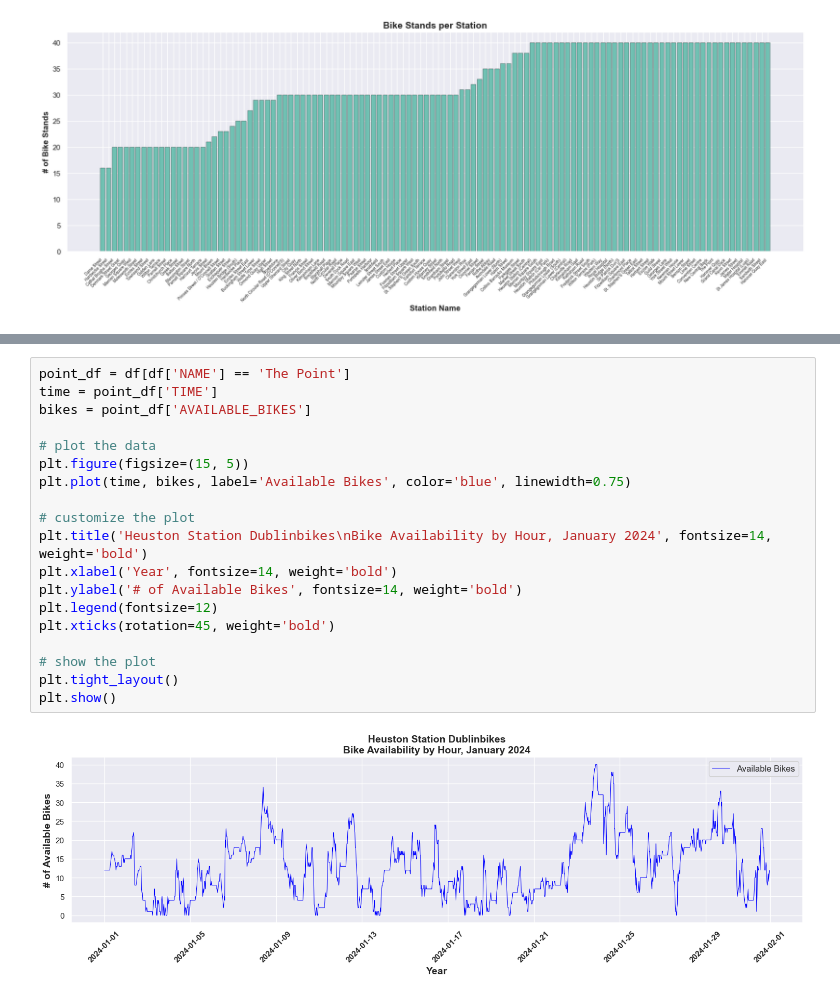
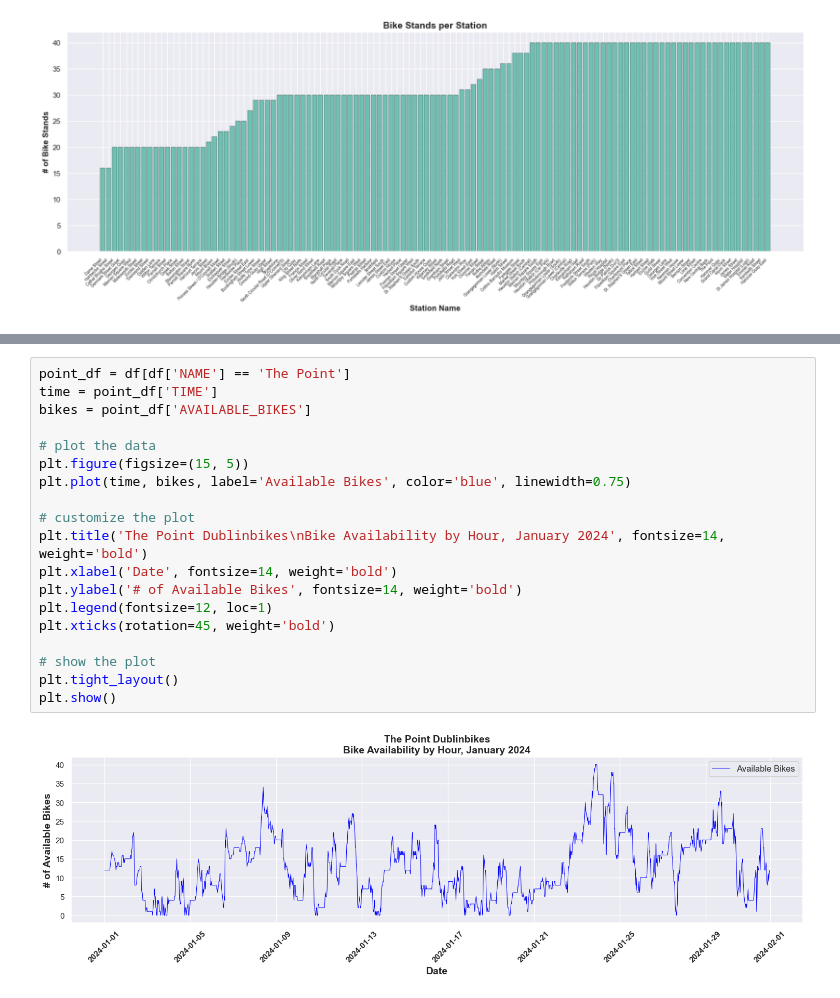
Before and after one commit to JBnkn/4369-programming-for-data-analytics, a Jupyter notebook: Project/Dublinbikes Project.ipynb, the cells around one changed output, grey strips where cells are left out. Cells and saved outputs as stored; diff of their text form.

```diff
--- a/Project/Dublinbikes Project.ipynb
+++ b/Project/Dublinbikes Project.ipynb
@@ -119,22 +119,22 @@ map
 # %%
 point_df = df[df['NAME'] == 'The Point']
 time = point_df['TIME']
 bikes = point_df['AVAILABLE_BIKES']
 
 # plot the data
 plt.figure(figsize=(15, 5))
 plt.plot(time, bikes, label='Available Bikes', color='blue', linewidth=0.75)
 
 # customize the plot
-plt.title('Heuston Station Dublinbikes\nBike Availability by Hour, January 2024', fontsize=14, weight='bold')
-plt.xlabel('Year', fontsize=14, weight='bold')
+plt.title('The Point Dublinbikes\nBike Availability by Hour, January 2024', fontsize=14, weight='bold')
+plt.xlabel('Date', fontsize=14, weight='bold')
 plt.ylabel('# of Available Bikes', fontsize=14, weight='bold')
-plt.legend(fontsize=12)
+plt.legend(fontsize=12, loc=1)
 plt.xticks(rotation=45, weight='bold')
 
 # show the plot
 plt.tight_layout()
 plt.show()
 # %% [output]
-[figure, old version]
+[figure, new version]
 # %%
```
Also changed, not shown: parts of 3 cells of this notebook, 1 other file.
